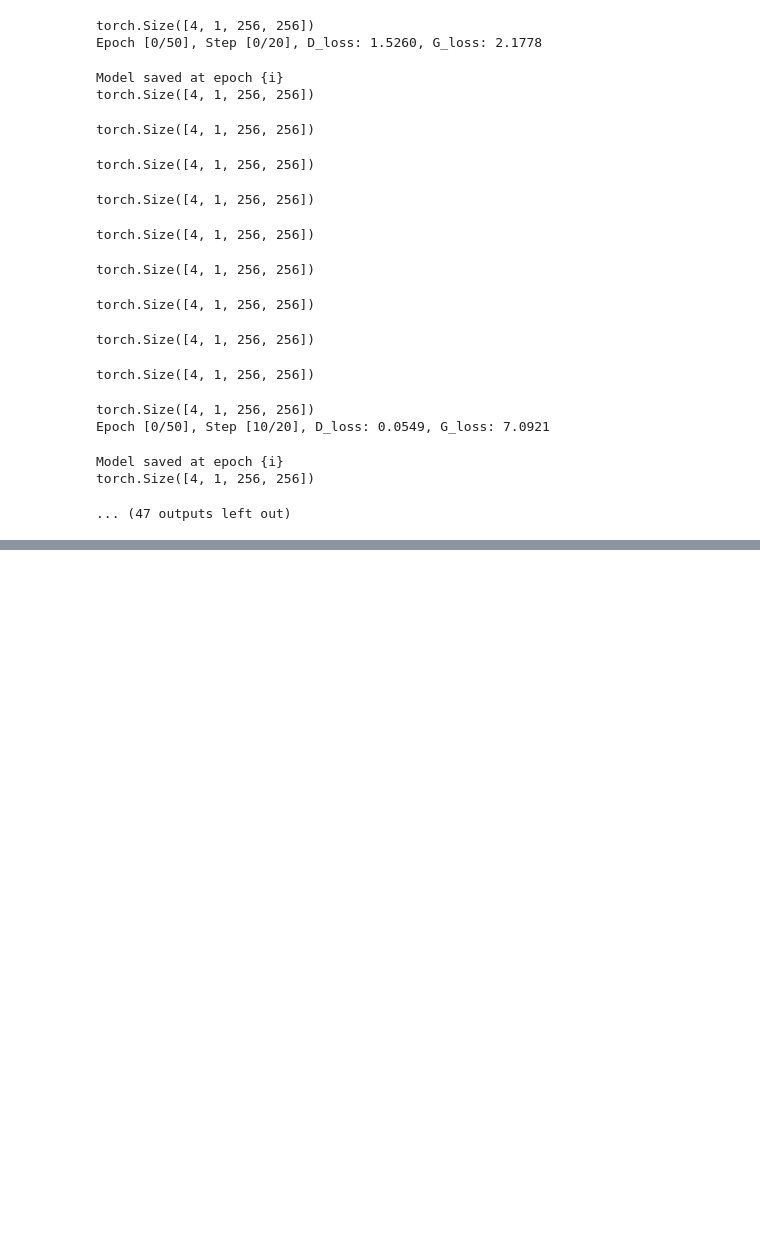
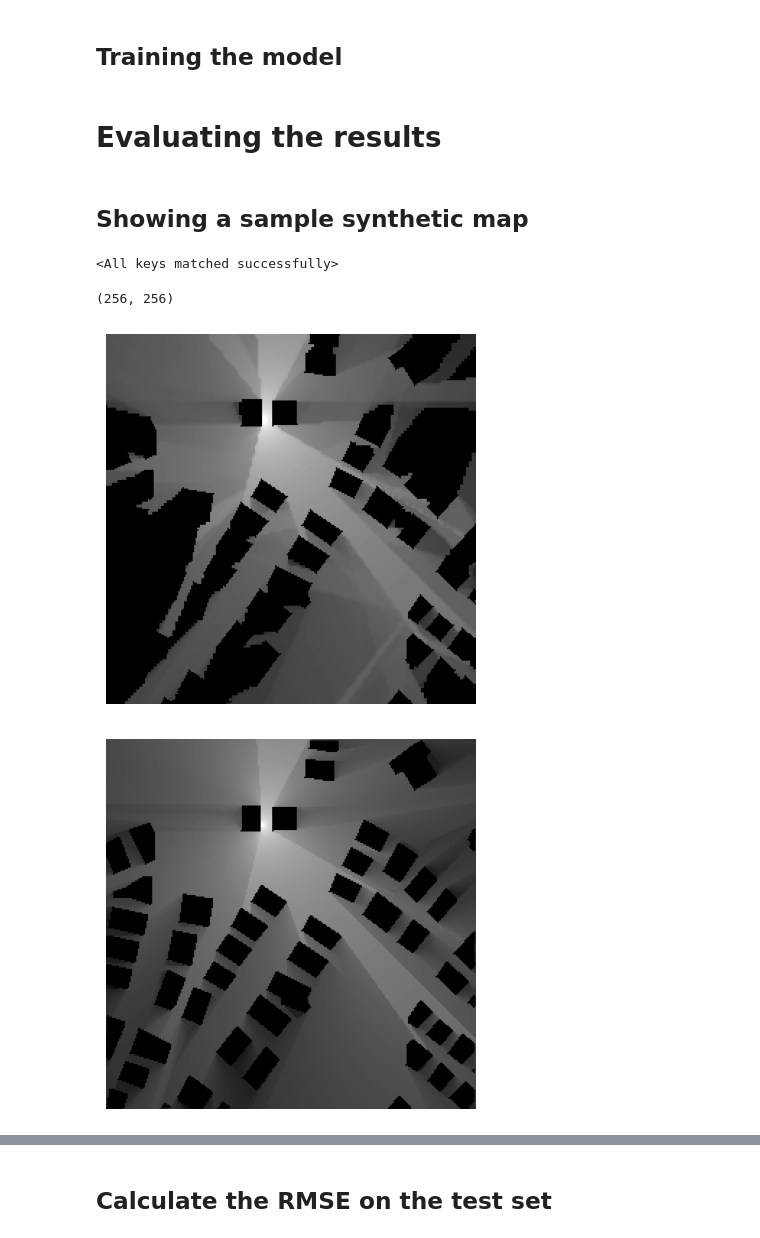
Before and after one commit to esix2/cgan, a Jupyter notebook: sandbox.ipynb, the cells around one changed output, grey strips where cells are left out. Saved outputs shown, nothing was run; the diff lists cells and outputs as text; code cells hidden in the pictures; blank space fills up the shorter version.

Commit message:
Training on cpu finished. Visualization is also done.

```diff
--- a/sandbox.ipynb
+++ b/sandbox.ipynb
@@ -18,16 +24,14 @@ device = torch.device("cuda" if torch.cuda.is_available() else "cpu")
 # Hyperparameters
 
 pixel_size = 256
-batch_size = 4
+batch_size = 51
 noise_dim = 2
 lr = 0.0002
-num_epochs = 50
-ifTrain = True
+num_epochs = 20
+ifTrain = False
 ifSaveModel = True
-if ifTrain == True:
-    print("true")
-else:
-    print("false")
+ifCalcRMSE = False
+
 
 G = Generator(noise_dim)
 D = Discriminator()
@@ -92,3 +101,5 @@ image_irt_np = image_irt.squeeze().numpy()
+# %% [markdown]
+## Training the model
 # %%
 if ifTrain == True:
 
@@ -99,10 +110,10 @@ if ifTrain == True:
 
     # Training loop
     for epoch in range(num_epochs):
-        for i, batch in enumerate(tqdm(data_loader)):
+        for i, batch in enumerate(tqdm(train_loader)):
             # Unpack the batch
             simulated_map, measured_map = batch
-            print(simulated_map.size())
+#            print(simulated_map.size())
 
             # Move tensors to device
             simulated_map = simulated_map.to(device)
@@ -163,61 +174,69 @@ if ifTrain == True:
             ############################
             # Print losses
             ############################
-            if i % 10 == 0:
-                print(f"Epoch [{epoch}/{num_epochs}], Step [{i}/{len(data_loader)}], "
+            if i % 1 == 0:
+                print(f"Epoch [{epoch}/{num_epochs}], Step [{i}/{len(train_loader)}], "
                       f"D_loss: {d_loss.item():.4f}, G_loss: {g_loss.item():.4f}")
                 if ifSaveModel == True:
+                    torch.save(discriminator.state_dict(), 'discriminator_trained.pth')
+                    torch.save(discriminator, 'discriminator_entire_model.pth')
                     torch.save(generator.state_dict(), 'generator_trained.pth')
                     torch.save(generator, 'generator_entire_model.pth')
-                    print("Model saved at epoch {i}")
+                    print(f"Model saved at epoch {i}")
-# %% [output]
-torch.Size([4, 1, 256, 256])
-Epoch [0/50], Step [0/20], D_loss: 1.5260, G_loss: 2.1778
-Model saved at epoch {i}
-torch.Size([4, 1, 256, 256])
-torch.Size([4, 1, 256, 256])
-torch.Size([4, 1, 256, 256])
-torch.Size([4, 1, 256, 256])
-torch.Size([4, 1, 256, 256])
-torch.Size([4, 1, 256, 256])
-torch.Size([4, 1, 256, 256])
-torch.Size([4, 1, 256, 256])
-torch.Size([4, 1, 256, 256])
-torch.Size([4, 1, 256, 256])
-Epoch [0/50], Step [10/20], D_loss: 0.0549, G_loss: 7.0921
-Model saved at epoch {i}
-torch.Size([4, 1, 256, 256])
-... (47 outputs left out)
+# %% [markdown]
+# Evaluating the results
+# %% [markdown]
+## Showing a sample synthetic map
 # %%
 generator = Generator(noise_dim).to(device)
 generator.load_state_dict(torch.load('generator_trained.pth'))
-generator.eval()
+#generator.eval()
+# %% [output]
+<All keys matched successfully>
 # %%
 # Generate a new image
 #from synthetic_map import generate_image
 def generate_image(generator, simulated_map, noise_dim):
     # Prepare simulated map and noise map
     simulated_map = simulated_map.to(device)
     noise_map = torch.randn(1, noise_dim, pixel_size, pixel_size, device=device)
 
     # Generate image
     with torch.no_grad():
         generated_image = generator(simulated_map, noise_map)
-
+   # Denormalize the generated image from [-1, 1] to [0, 1]
+#    generated_image = (generated_image + 1) / 2
     return generated_image
 
+# Choose a random index
+random_index = random.randint(0, len(test_loader.dataset) - 1)
+# Get the image at the random index
+
+image_dpm, image_irt = test_loader.dataset[random_index]
+
+# Convert tensor to numpy array and remove batch dimension
+image_dpm_np = image_dpm.squeeze().numpy()
+image_irt_np = image_irt.squeeze().numpy()
 simulated_map = torch.from_numpy(image_dpm_np).reshape(1, 1 , pixel_size, pixel_size)
 synthetic_image = generate_image(generator, simulated_map, noise_dim).numpy()
 synthetic_image = synthetic_image.squeeze()
 print(synthetic_image.shape)
 #print(generated_image.size())
 
 # Plot the image
 
-plt.imshow(image_dpm_np, cmap='gray')
+plt.imshow(image_irt_np , cmap='gray')
+plt.axis('off')
+plt.show()
+
+plt.imshow(image_dpm_np , cmap='gray')
 plt.axis('off')
 plt.show()
 
 plt.imshow(synthetic_image, cmap='gray')
 plt.axis('off')
 plt.show()
+# %% [output]
+(256, 256)
+[figure, added]
+[figure, added]
@@ -225,0 +244,2 @@ print(synthetic_image.squeeze().shape)
+# %% [markdown]
+## Calculate the RMSE on the test set
```
Also changed, not shown: parts of 15 cells of this notebook, 9 other files.
